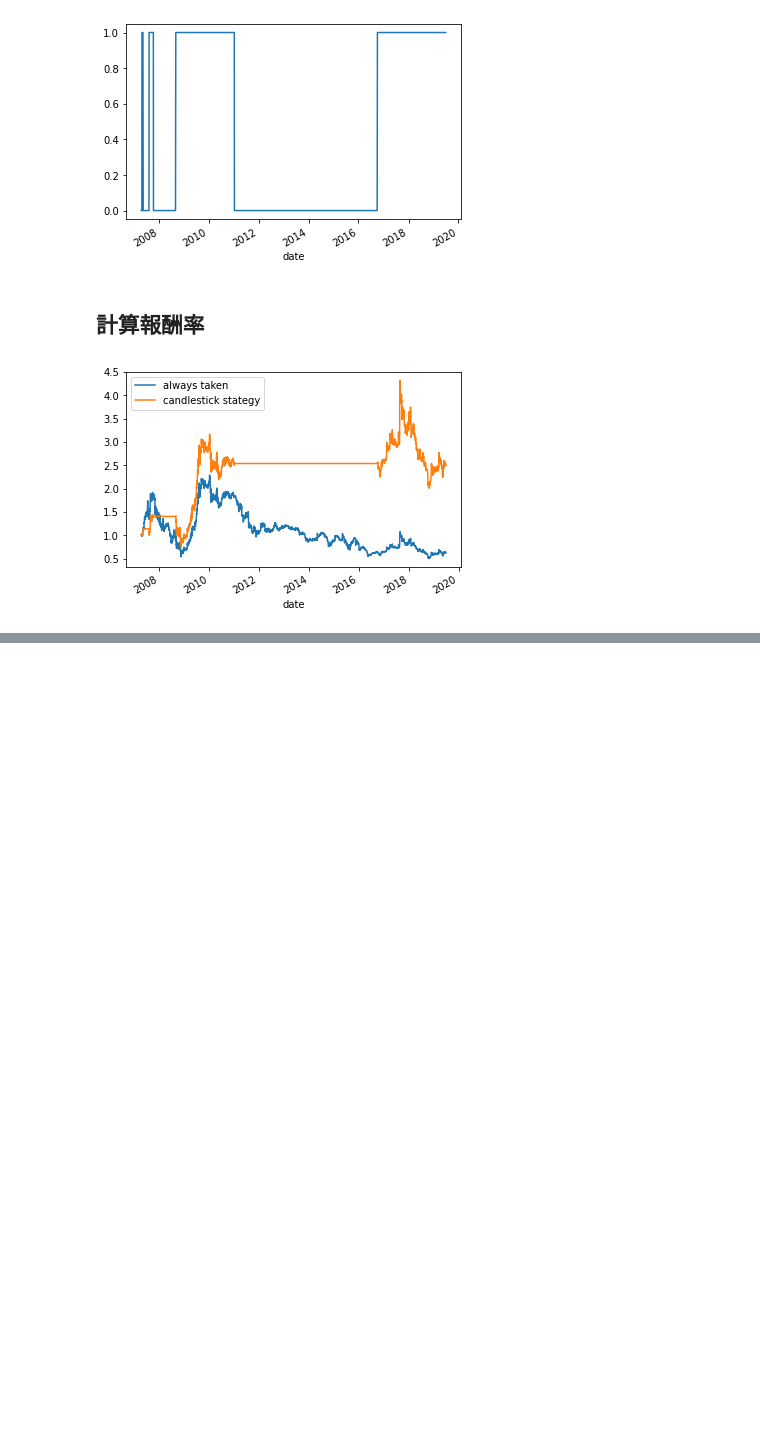
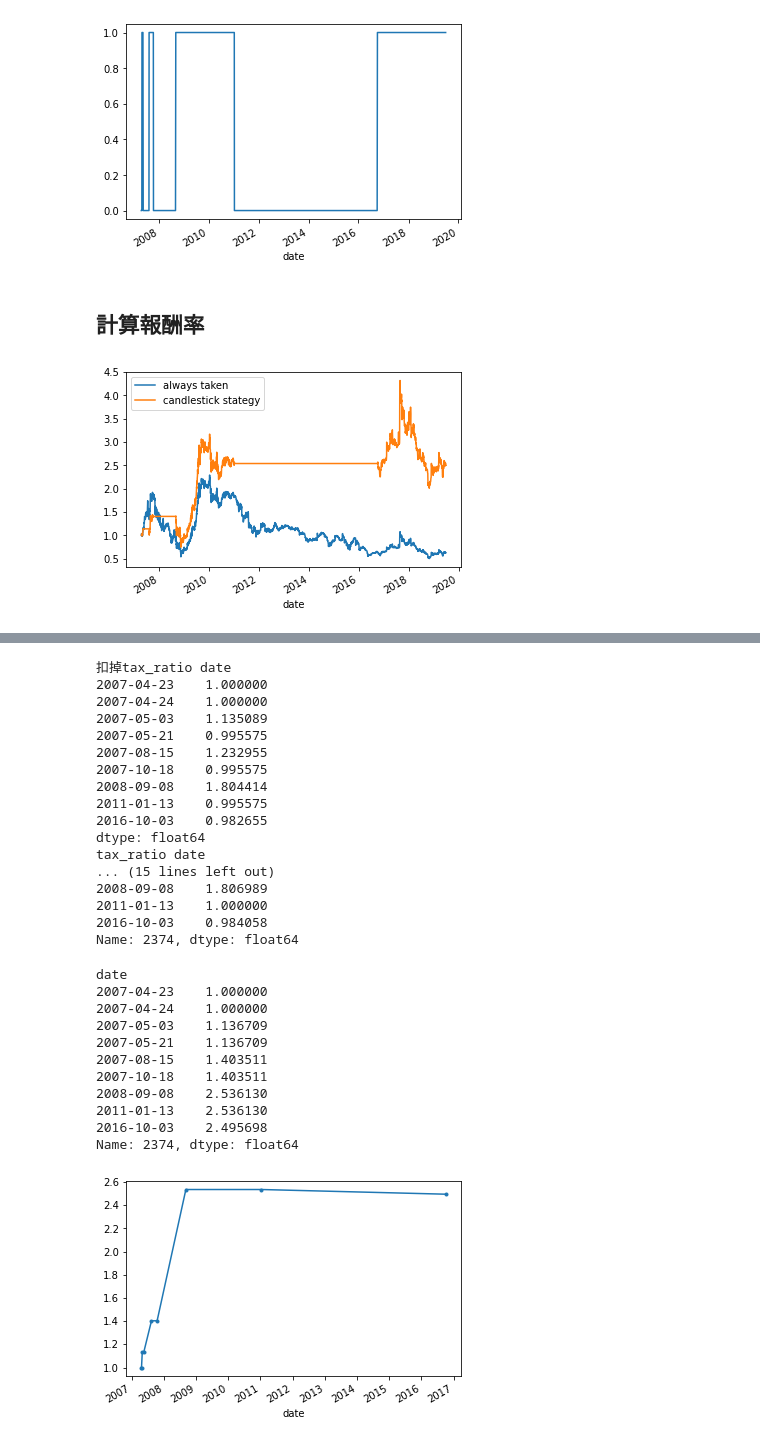
Before and after one commit to steny138/TWStockML, a Jupyter notebook: lyctwstock/candlestick.ipynb, the cells around one changed output, grey strips where cells are left out. Cells and saved outputs as stored; diff of their text form; code cells hidden in the pictures; blank space fills up the shorter version.

```diff
--- a/lyctwstock/candlestick.ipynb
+++ b/lyctwstock/candlestick.ipynb
@@ -6,7 +6,7 @@ import numpy as np
 import pandas as pd
 from finlab.data import Data
 
-folder = '/Users/yungching/Documents/history'
+folder = '/Volumes/Macintosh HD/history'
 
 stock_id = '2412'
 
@@ -279,0 +288,67 @@ plt.show()
+# %%
+# 計算實際買入賣出報酬率
+rebalance = (hold_.diff().abs() != 0).cumsum()
+rebalance_hold = hold_[rebalance.diff() != 0]
+# %%
+# 手續費
+## 交易買入賣出時要計算手續費
+# position_diff = rebalance_hold.div(rebalance_hold.sum(), axis=0).fillna(0).diff()
+position_diff = rebalance_hold.fillna(0).diff().fillna(0)
+
+tax_ratio = pd.Series(np.nan, index=ret.index)
+tax_ratio.loc[position_diff.index] = position_diff
+tax_ratio[tax_ratio < 0] *= (1.425/1000 + 3/1000)
+tax_ratio[tax_ratio > 0] *= (1.425/1000)
+tax_ratio = tax_ratio.abs().fillna(0)
+
+r = ret.copy().fillna(1)
+r = r * (1 - tax_ratio)
+
+rebalance_gain = r.groupby(rebalance.values).apply(lambda s:s.cumprod().iloc[-1])
+rebalance_gain.index = rebalance_hold.index
+print('扣掉tax_ratio', rebalance_gain)
+print('tax_ratio', tax_ratio[tax_ratio > 0])
+r = ret.copy().fillna(1)
+rebalance_gain = r.groupby(rebalance.values).apply(lambda s:s.cumprod().iloc[-1])
+rebalance_gain.index = rebalance_hold.index
+
+print('沒有扣掉tax_ratio', rebalance_gain)
+# 老師範例平均是為了多檔股票的報酬率取平均, 此處只有一股不需做平均
+# rebalance_hold==1 是計算買入的報酬率，賣出後是沒有報酬率的
+# eq2 = (rebalance_gain[rebalance_hold == 1].mean() * (1 - tax_ratio)).cumprod()
+
+# TODO [rebalance_hold == 1] 代表的是買入，這樣不就只有算到買入的手續費用
+# 賣出的手續費用不就都沒算到？
+eq2 = rebalance_gain.cumprod()
+eq2.plot(style='.-')
+eq2
+# %% [output]
+扣掉tax_ratio date
+2007-04-23    1.000000
+2007-04-24    1.000000
+2007-05-03    1.135089
+2007-05-21    0.995575
+2007-08-15    1.232955
+2007-10-18    0.995575
+2008-09-08    1.804414
+2011-01-13    0.995575
+2016-10-03    0.982655
+dtype: float64
+tax_ratio date
+... (15 lines left out)
+2008-09-08    1.806989
+2011-01-13    1.000000
+2016-10-03    0.984058
+Name: 2374, dtype: float64
+date
+2007-04-23    1.000000
+2007-04-24    1.000000
+2007-05-03    1.136709
+2007-05-21    1.136709
+2007-08-15    1.403511
+2007-10-18    1.403511
+2008-09-08    2.536130
+2011-01-13    2.536130
+2016-10-03    2.495698
+Name: 2374, dtype: float64
+[figure, added]
```
Also changed, not shown: parts of 3 cells of this notebook, 1 other file.
